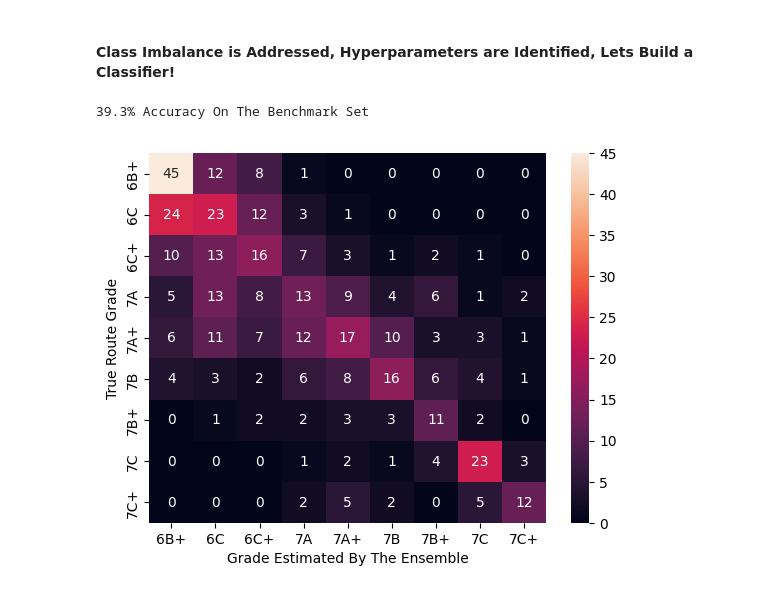
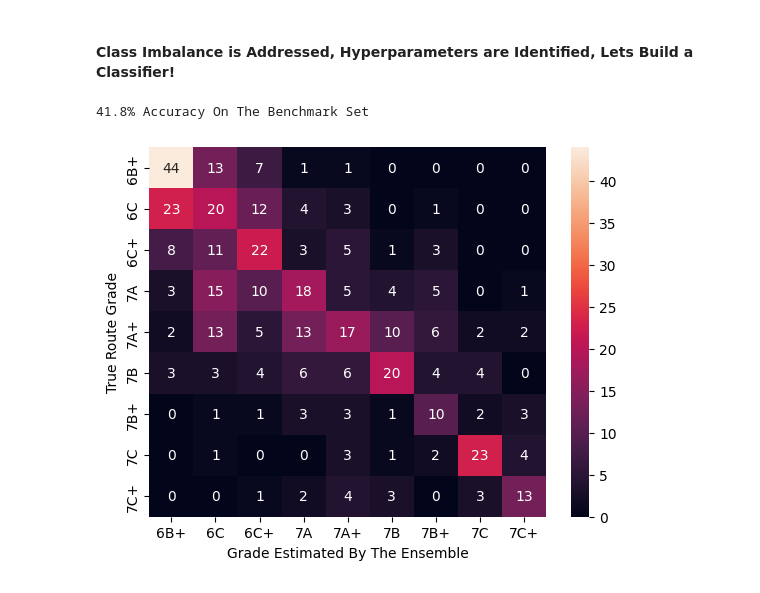
Before and after one commit to jcdw99/MoonBoard-Classifier, a Jupyter notebook: report/MoonBoardClassifier.ipynb, the cells around one changed output. Cells and saved outputs as stored; diff of their text form; code cells hidden in the pictures.

```diff
--- a/report/MoonBoardClassifier.ipynb
+++ b/report/MoonBoardClassifier.ipynb
@@ -462,7 +542,7 @@ def extract_moves(directory):
         print(iter)
         iter +=1
         # Call the route extraction function for each route
-        parsed_data.append((route, extract_single_route(route, benchs=directory=='Bench', showCircles=False)))
+        parsed_data.append((route, fast_extract_single_route(route, benchs=directory=='Bench', showCircles=False)))
 
     return parsed_data
 # %% [markdown]
@@ -515,22 +586,28 @@ count_wrong = 0
 correct = 0
 # Iterate the predictions made by our algorithm
 for problem in parsed_benchdata:
+    # get the name and grade of the problem
     prob_str = problem[0].split('_')
     name = prob_str[0].upper()
-    grade = prob_str[1][:-4]
+    grade = prob_str[1]
+
     try:
-        expected = truth_data_dict[name][1].sort()
-        found = problem[1].sort()
+        expected = truth_data_dict[name][1]
+        found = problem[1]['Holds']
+        # sort the lists
+        expected.sort()
+        found.sort()
         # Compare the algorithms prediction, to the true route
         if not found == expected:
             print(f'found:{found}\nexpected:{expected}\n\n')
-            continue
-        # if correct
-        correct += 1
+        else:
+            # if correct
+            correct += 1
     except:
         # if not checkable due to pytesseract getting name wrong
         count_wrong += 1
         continue
+
 # Step 3, print the final accuracy score!
 print(f"{100 * (correct / (len(parsed_benchdata) - count_wrong))}% extraction accuracy on the benchmark set")
 # %% [output]
@@ -910,30 +979,30 @@ Xs, ys = oversample.fit_resample(Xs, ys)
 # %%
 # Load the encoded test dataset!
 dataset_test = json.load(open('../data/encoded_benchmark.json'))
 
 # aggregate the Xs and ys together, all training points and labels are grouped
 Xs_test = [datapoint['X'] for datapoint in dataset_test]
 ys_test = [datapoint['y'].index(1) for datapoint in dataset_test]
 
 # train the model using the identified control parameter configurations
 cart = DecisionTreeClassifier(criterion='gini', max_depth=None, splitter='random')
-model = BaggingClassifier(base_estimator=cart, n_estimators=50, bootstrap=False, max_samples=0.25, max_features=0.5)
+model = BaggingClassifier(base_estimator=cart, n_estimators=100, bootstrap=True, max_samples=0.50, max_features=0.75)
 model.fit(Xs, ys)
 
 print(str(100 * model.score(Xs_test, ys_test))[:4] + "% Accuracy On The Benchmark Set")
 y_pred = model.predict(Xs_test)
 
 # Visualization labels
 labels = ['6B+', '6C', '6C+', '7A', '7A+', '7B', '7B+', '7C', '7C+']
 
 # A heatmap representation of the model's predictions compared to correct label
 sns.heatmap(confusion_matrix(ys_test, y_pred), xticklabels=labels, yticklabels=labels, annot=True)
 plt.xlabel("Grade Estimated By The Ensemble")
 plt.ylabel("True Route Grade")
 plt.show()
 # %% [output]
-39.3% Accuracy On The Benchmark Set
+41.8% Accuracy On The Benchmark Set
-[figure, old version]
+[figure, new version]
 # %% [markdown]
 <h4> <b>What Does This Mean?</b> </h4>
 A heatmap is a popular visualization technique that graphically displays the predicitions made by a machine learning model, compared to the true target class. If the machine learning model performs perfectly, the main diagonal of the heatmap should contain high values, and all other cells should contain zero.
```
Also changed, not shown: parts of 15 cells of this notebook, 1 other file.
